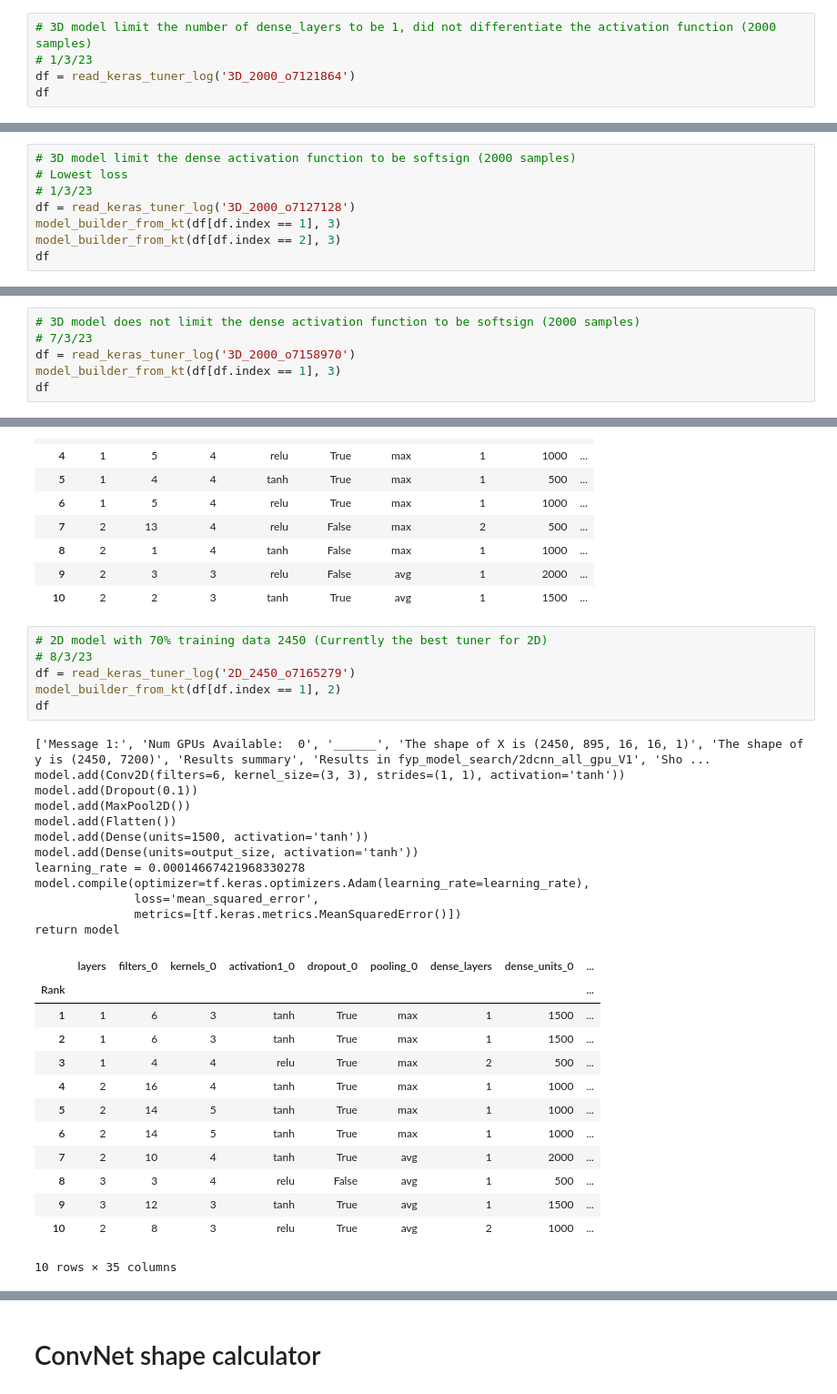
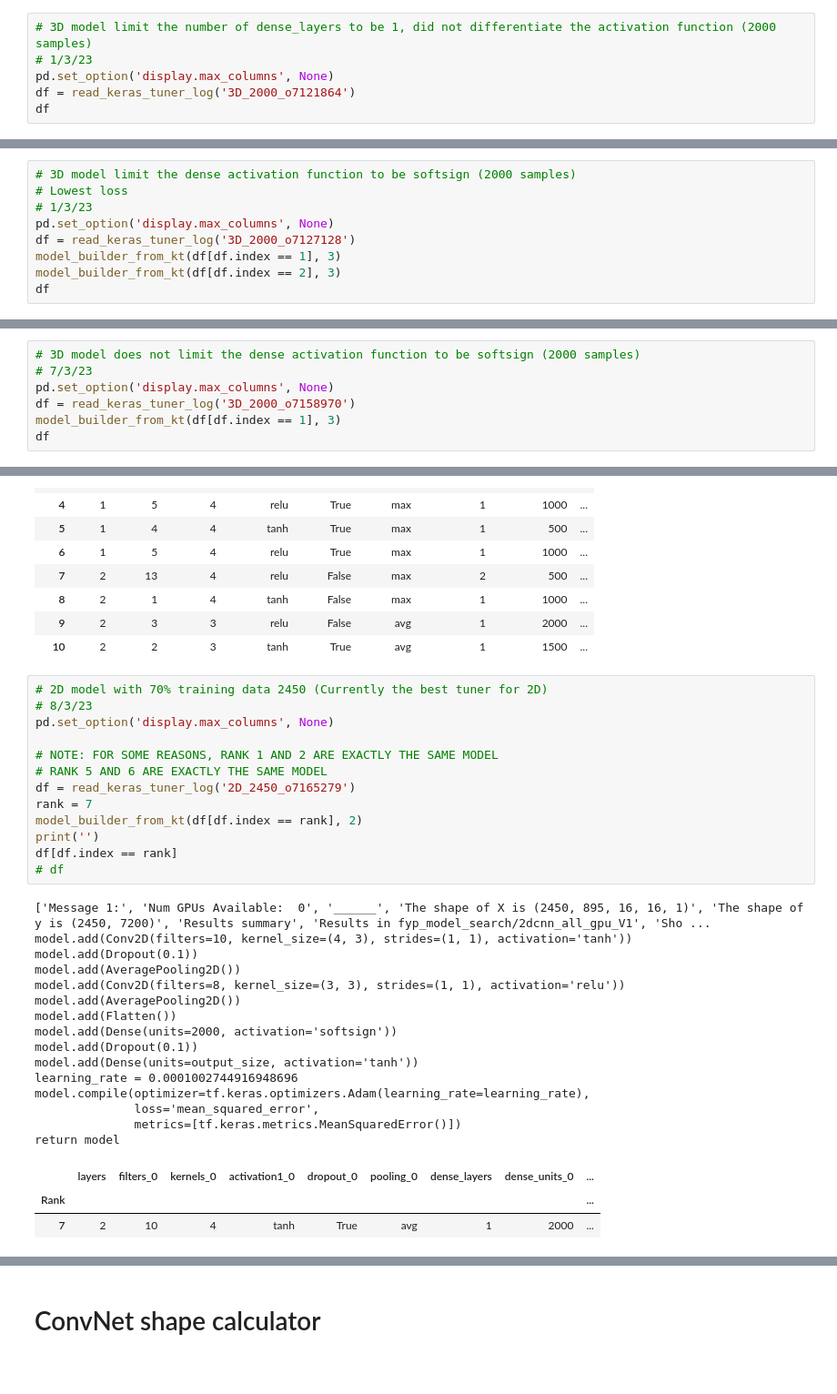
Before and after one commit to MC-Kangan/FYP_Ultrasound_Imaging_ML, a Jupyter notebook: Model_tester.ipynb, the cells around one changed output, grey strips where cells are left out. Shown at 91% size. Cells and saved outputs as stored; diff of their text form; blank space fills up the shorter version.

```diff
--- a/Model_tester.ipynb
+++ b/Model_tester.ipynb
@@ -537,6 +537,7 @@ def model_builder_from_kt(df, dimension):
 # %%
 # 3D model limit the number of dense_layers to be 1, did not differentiate the activation function (2000 samples)
 # 1/3/23
+pd.set_option('display.max_columns', None)
 df = read_keras_tuner_log('3D_2000_o7121864')
 df
 # %% [output]
@@ -557,6 +558,7 @@ df
 # 3D model limit the dense activation function to be softsign (2000 samples)
 # Lowest loss
 # 1/3/23
+pd.set_option('display.max_columns', None)
 df = read_keras_tuner_log('3D_2000_o7127128')
 model_builder_from_kt(df[df.index == 1], 3)
 model_builder_from_kt(df[df.index == 2], 3)
@@ -594,6 +596,7 @@ return model
 # %%
 # 3D model does not limit the dense activation function to be softsign (2000 samples)
 # 7/3/23
+pd.set_option('display.max_columns', None)
 df = read_keras_tuner_log('3D_2000_o7158970')
 model_builder_from_kt(df[df.index == 1], 3)
 df
@@ -625,35 +628,35 @@ return model
 # %%
 # 2D model with 70% training data 2450 (Currently the best tuner for 2D)
 # 8/3/23
+pd.set_option('display.max_columns', None)
+
+# NOTE: FOR SOME REASONS, RANK 1 AND 2 ARE EXACTLY THE SAME MODEL
+# RANK 5 AND 6 ARE EXACTLY THE SAME MODEL
 df = read_keras_tuner_log('2D_2450_o7165279')
-model_builder_from_kt(df[df.index == 1], 2)
-df
+rank = 7
+model_builder_from_kt(df[df.index == rank], 2)
+print('')
+df[df.index == rank]
+# df
 # %% [output]
 ['Message 1:', 'Num GPUs Available:  0', '______', 'The shape of X is (2450, 895, 16, 16, 1)', 'The shape of y is (2450, 7200)', 'Results summary', 'Results in fyp_model_search/2dcnn_all_gpu_V1', 'Sho ...
-model.add(Conv2D(filters=6, kernel_size=(3, 3), strides=(1, 1), activation='tanh'))
+model.add(Conv2D(filters=10, kernel_size=(4, 3), strides=(1, 1), activation='tanh'))
 model.add(Dropout(0.1))
-model.add(MaxPool2D())
+model.add(AveragePooling2D())
+model.add(Conv2D(filters=8, kernel_size=(3, 3), strides=(1, 1), activation='relu'))
+model.add(AveragePooling2D())
 model.add(Flatten())
-model.add(Dense(units=1500, activation='tanh'))
+model.add(Dense(units=2000, activation='softsign'))
+model.add(Dropout(0.1))
 model.add(Dense(units=output_size, activation='tanh'))
-learning_rate = 0.00014667421968330278
+learning_rate = 0.0001002744916948696
 model.compile(optimizer=tf.keras.optimizers.Adam(learning_rate=learning_rate),
               loss='mean_squared_error',
               metrics=[tf.keras.metrics.MeanSquaredError()])
 return model
 |  | layers | filters_0 | kernels_0 | activation1_0 | dropout_0 | pooling_0 | dense_layers | dense_units_0 | ... |
 | Rank |  |  |  |  |  |  |  |  | ... |
-| 1 | 1 | 6 | 3 | tanh | True | max | 1 | 1500 | ... |
-| 2 | 1 | 6 | 3 | tanh | True | max | 1 | 1500 | ... |
-| 3 | 1 | 4 | 4 | relu | True | max | 2 | 500 | ... |
-| 4 | 2 | 16 | 4 | tanh | True | max | 1 | 1000 | ... |
-| 5 | 2 | 14 | 5 | tanh | True | max | 1 | 1000 | ... |
-| 6 | 2 | 14 | 5 | tanh | True | max | 1 | 1000 | ... |
 | 7 | 2 | 10 | 4 | tanh | True | avg | 1 | 2000 | ... |
-| 8 | 3 | 3 | 4 | relu | False | avg | 1 | 500 | ... |
-| 9 | 3 | 12 | 3 | tanh | True | avg | 1 | 1500 | ... |
-| 10 | 2 | 8 | 3 | relu | True | avg | 2 | 1000 | ... |
-10 rows × 35 columns
 # %%
 # 3D model with 70% training data 2450 (Currently the best tuner for 3D)
 # 8/3/23
```
Also changed, not shown: parts of 6 cells of this notebook, 2 other files.
